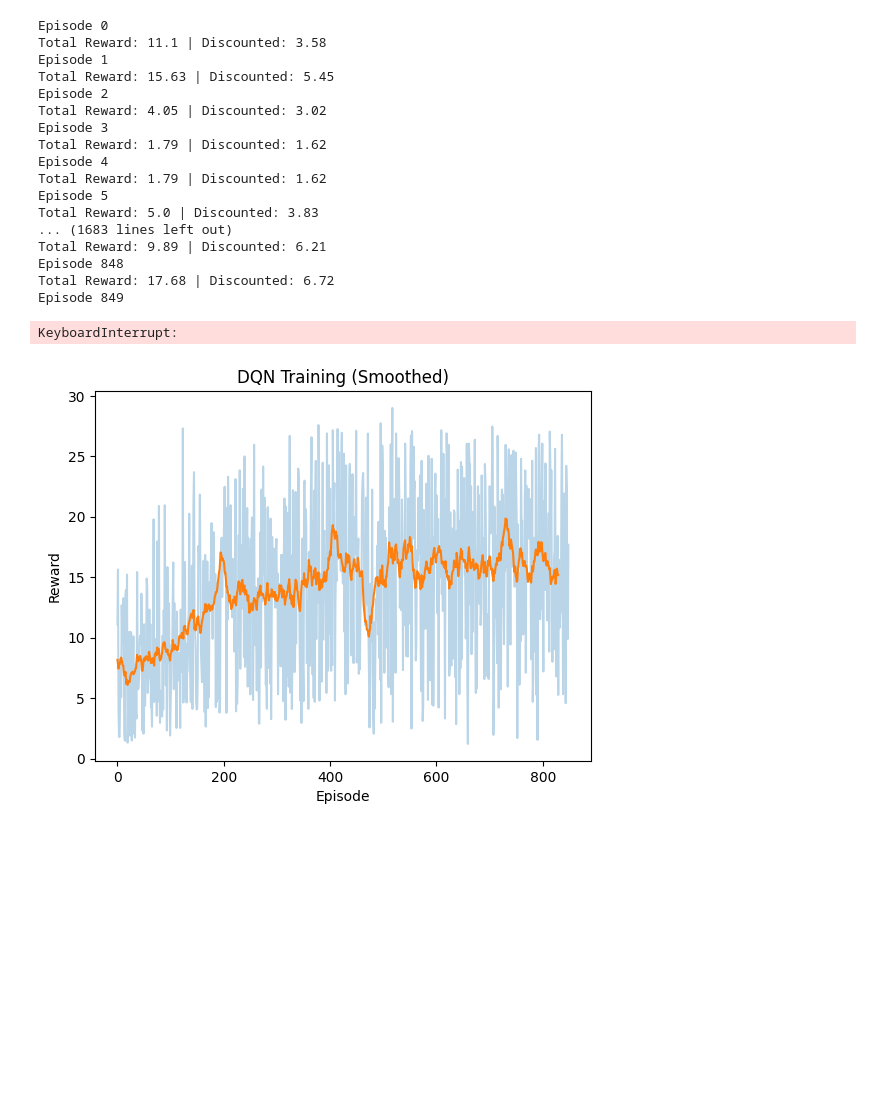
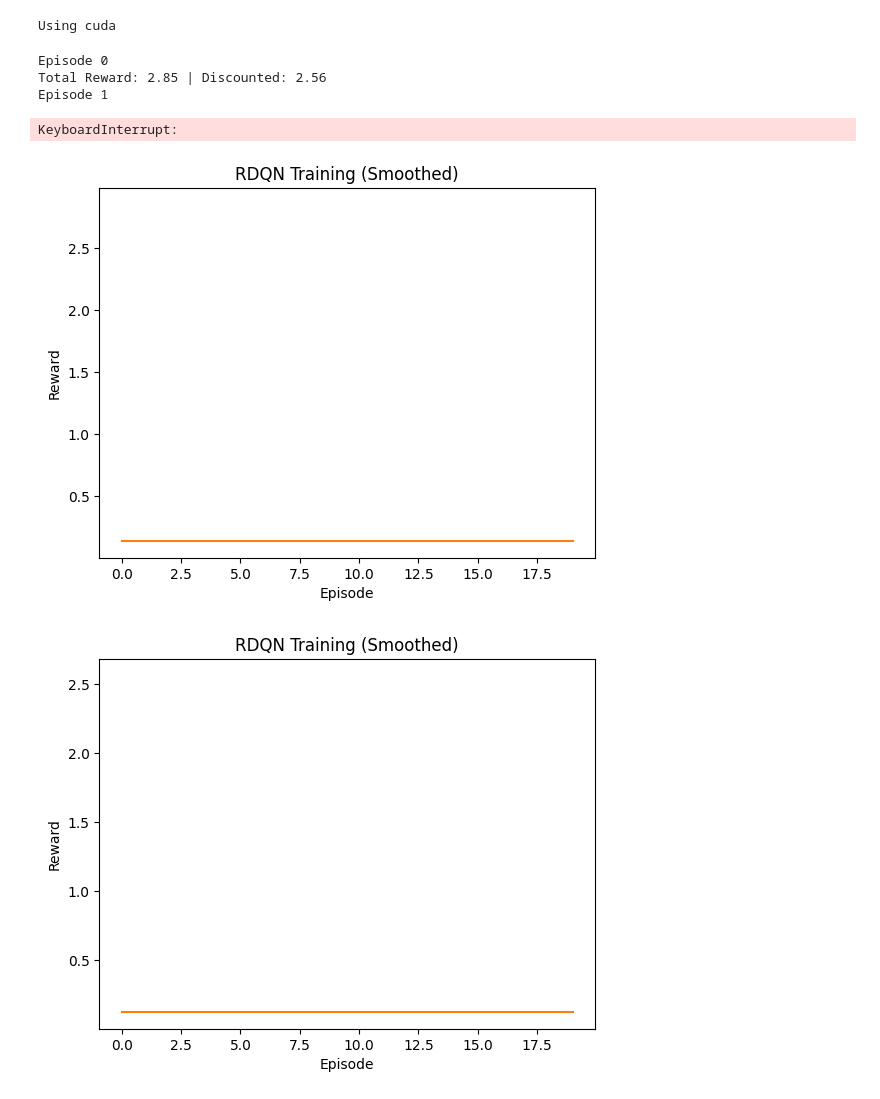
Before and after one commit to jonahbkaplan/ReinforcementLearning, a Jupyter notebook: agent_tester.ipynb, the cells around one changed output. Saved outputs shown, nothing was run; the diff lists cells and outputs as text; code cells hidden in the pictures; blank space fills up the shorter version.

```diff
--- a/agent_tester.ipynb
+++ b/agent_tester.ipynb
@@ -10,7 +10,7 @@ config={
     "right_lane_reward":0.2,
     "high_speed_reward":1.2,
     "collision_reward":-0.5,
-    "vehicles_count": 50
+    "vehicles_count": 30
 }
 env = gymnasium.make('highway-fast-v0',max_episode_steps=-1,config=config)
 env.unwrapped.config
@@ -40,8 +40,10 @@ from algorithms.RDQN import RDQN
 
 
 agent: Agent = RDQN(env)
+# %% [output]
+Using cuda
 # %%
-NUM_EPISODES = 1000
+NUM_EPISODES = 4000
 total_rewards = []
 discounted_rewards = []
 
@@ -75,20 +77,6 @@ for episode in range(NUM_EPISODES):
     print(f"Total Reward: {round(total_reward, 2)} | Discounted: {round(discounted_reward, 2)}")
 # %% [output]
 Episode 0
-Total Reward: 11.1 | Discounted: 3.58
+Total Reward: 2.85 | Discounted: 2.56
 Episode 1
-Total Reward: 15.63 | Discounted: 5.45
-Episode 2
-Total Reward: 4.05 | Discounted: 3.02
-Episode 3
-Total Reward: 1.79 | Discounted: 1.62
-Episode 4
-Total Reward: 1.79 | Discounted: 1.62
-Episode 5
-Total Reward: 5.0 | Discounted: 3.83
-... (1683 lines left out)
-Total Reward: 9.89 | Discounted: 6.21
-Episode 848
-Total Reward: 17.68 | Discounted: 6.72
-Episode 849
 KeyboardInterrupt:
@@ -95,19 +86,25 @@ KeyboardInterrupt:
 # %%
 import matplotlib.pyplot as plt
 import numpy as np
 
-window = 20
-smoothed = np.convolve(total_rewards, np.ones(window)/window, mode='valid')
+def plot_rewards(rewards):
+
+    window = 20
+    smoothed = np.convolve(rewards, np.ones(window)/window, mode='valid')
 
 
-plt.plot(total_rewards, alpha=0.3)
-plt.plot(smoothed)
-plt.xlabel("Episode")
-plt.ylabel("Reward")
-plt.title("DQN Training (Smoothed)")
-plt.show()
+    plt.plot(rewards, alpha=0.3)
+    plt.plot(smoothed)
+    plt.xlabel("Episode")
+    plt.ylabel("Reward")
+    plt.title("RDQN Training (Smoothed)")
+    plt.show()
+
+plot_rewards(total_rewards)
+plot_rewards(discounted_rewards)
 # %% [output]
-[figure, old version]
+[figure, new version]
+[figure, added]
 # %%
 from gymnasium.wrappers import RecordVideo
 NUM_EPISODES = 3
```
Also changed, not shown: parts of 2 cells of this notebook, 9 other files.
